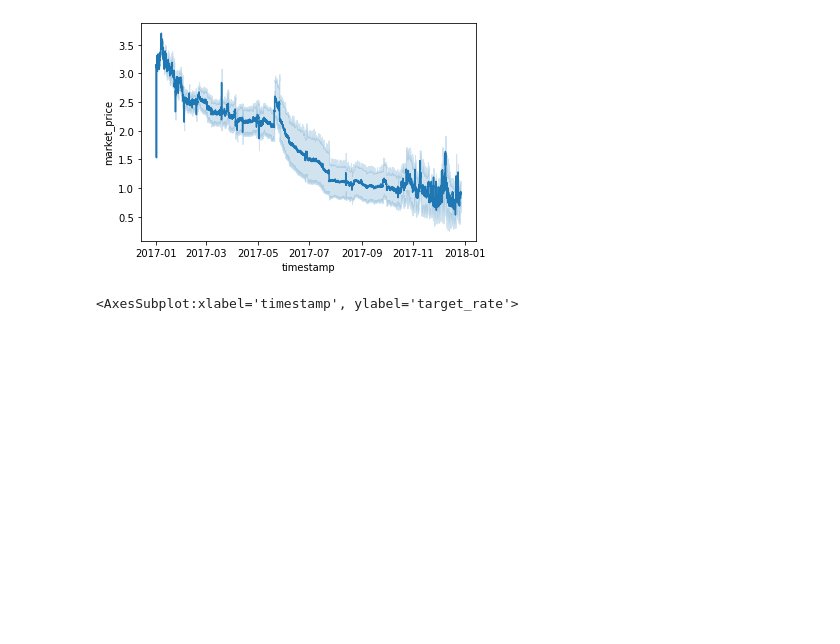
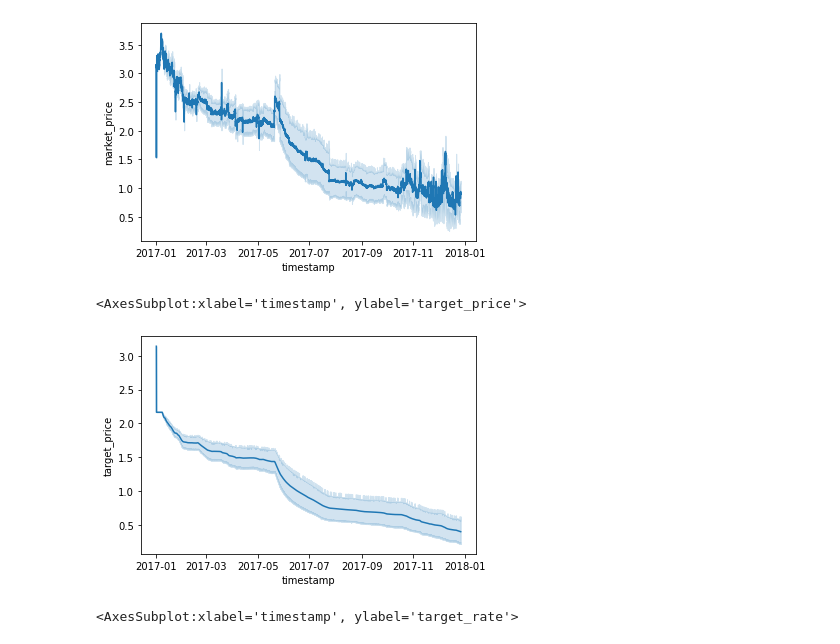
Before and after one commit to BlockScience/reflexer, a Jupyter notebook: notebooks/analysis/Recommended_Parameter_Analysis.ipynb, the cells around one changed output. Cells and saved outputs as stored; diff of their text form; code cells hidden in the pictures; blank space fills up the shorter version.

```diff
--- a/notebooks/analysis/Recommended_Parameter_Analysis.ipynb
+++ b/notebooks/analysis/Recommended_Parameter_Analysis.ipynb
@@ -147,6 +162,11 @@ sns.lineplot(data=last_run, x="timestamp", y="market_price")
 # %% [output]
 <AxesSubplot:xlabel='timestamp', ylabel='market_price'>
 [figure]
+# %%
+sns.lineplot(data=last_run, x="timestamp", y="target_price")
+# %% [output]
+<AxesSubplot:xlabel='timestamp', ylabel='target_price'>
+[figure, added]
 # %%
 sns.lineplot(data=last_run, x="timestamp", y="target_rate")
 # %% [output]
```
Also changed, not shown: parts of 2 cells of this notebook, 7 other files.
